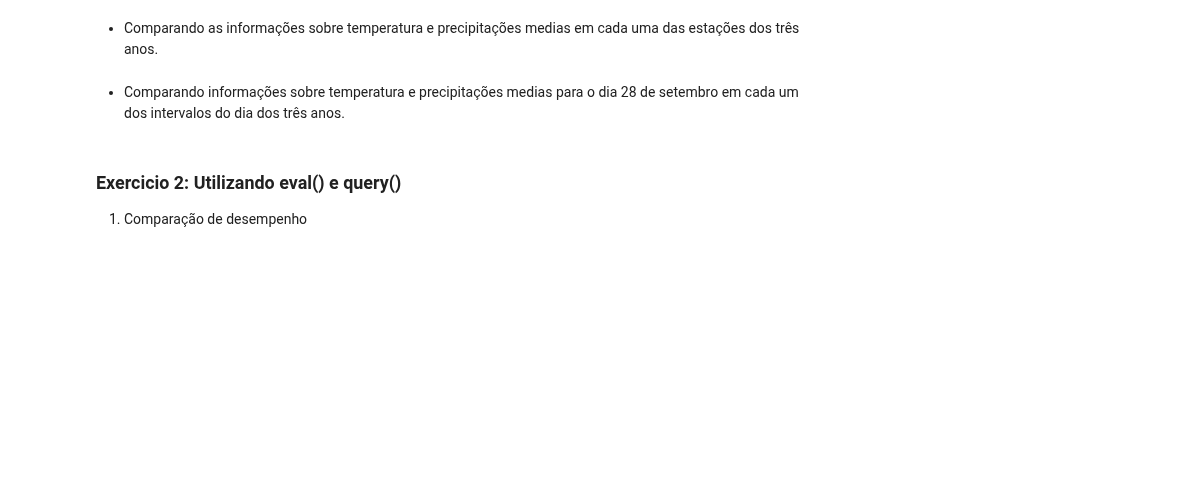
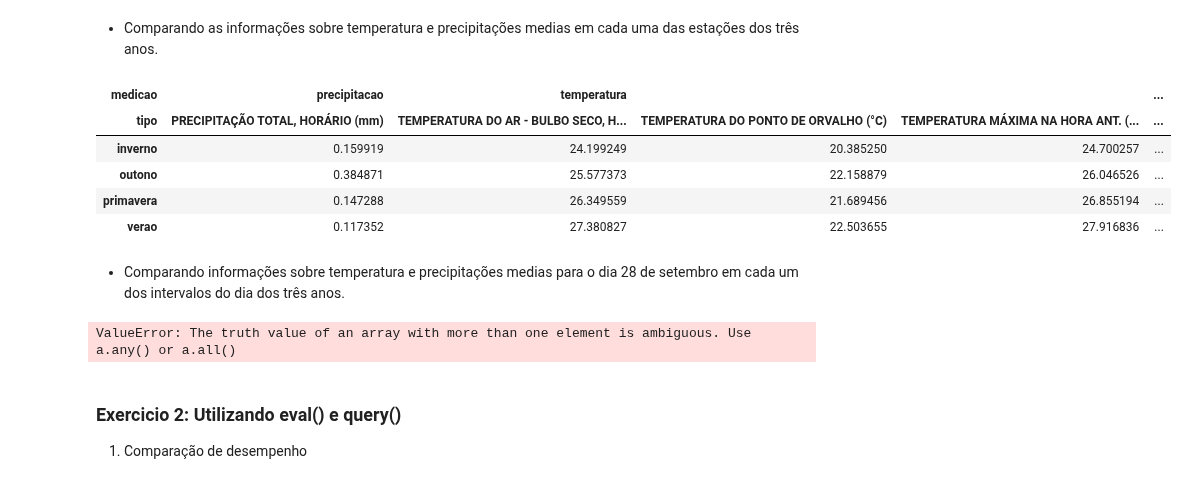
Before and after one commit to everaldina/Trilha_Python, a Jupyter notebook: dev-Everaldina/PI-008.ipynb, the cells around one changed output. Cells and saved outputs as stored; diff of their text form; code cells hidden in the pictures; blank space fills up the shorter version.

Commit message:
att P008 analize por estacoes

```diff
--- a/dev-Everaldina/PI-008.ipynb
+++ b/dev-Everaldina/PI-008.ipynb
@@ -247,8 +246,37 @@ precipitacao_temp_ano
 3 rows × 21 columns
 # %% [markdown]
 - Comparando as informações sobre temperatura e precipitações medias em cada uma das estações dos três anos.
+# %%
+estacoes = {1: "verao", 2: "verao", 3:'verao',
+            4:'outono', 5:'outono', 6:'outono',
+            7:'inverno', 8:'inverno', 9:'inverno',
+            10:'primavera', 11:'primavera', 12:'primavera'}
+
+precipitao_temp_estacao = estacao_ssa[['precipitacao', 'temperatura']].groupby(estacao_ssa.index.month).mean().groupby(estacoes).mean()
+precipitao_temp_estacao
+# %% [output]
+| medicao | precipitacao | temperatura |  |  | ... |
+| tipo | PRECIPITAÇÃO TOTAL, HORÁRIO (mm) | TEMPERATURA DO AR - BULBO SECO, H... | TEMPERATURA DO PONTO DE ORVALHO (°C) | TEMPERATURA MÁXIMA NA HORA ANT. (... | ... |
+| inverno | 0.159919 | 24.199249 | 20.385250 | 24.700257 | ... |
+| outono | 0.384871 | 25.577373 | 22.158879 | 26.046526 | ... |
+| primavera | 0.147288 | 26.349559 | 21.689456 | 26.855194 | ... |
+| verao | 0.117352 | 27.380827 | 22.503655 | 27.916836 | ... |
 # %% [markdown]
 - Comparando informações sobre temperatura e precipitações medias para o dia 28 de setembro  em cada um dos intervalos do dia dos três anos.
+# %%
+# criando diciionario para mapear as horas
+horario = {'00:00': 'madrugada', '01:00': 'madrugada', '02:00': 'madrugada', '03:00': 'madrugada', '04:00': 'madrugada', '05:00': 'madrugada',
+           '06:00': 'manha', '07:00': 'manha', '08:00': 'manha', '09:00': 'manha', '10:00': 'manha', '11:00': 'manha', '12:00': 'manha',
+           '13:00': 'tarde', '14:00': 'tarde', '15:00': 'tarde', '16:00': 'tarde', '17:00': 'tarde', '18:00': 'tarde',
+           '19:00': 'noite', '20:00': 'noite', '21:00': 'noite', '22:00': 'noite', '23:00': 'noite'}
+
+horario = estacao_ssa.index.hour.map(horario)
+
+# pegando os dados de 28 de setembro
+mask_estacao_ssa_28_09 = estacao_ssa.index.day == 28 & estacao_ssa.index.month == 9
+print(mask_estacao_ssa_28_09)
+# %% [output]
+ValueError: The truth value of an array with more than one element is ambiguous. Use a.any() or a.all()
 # %% [markdown]
 ### Exercicio 2: Utilizando eval() e query()
 1. Comparação de desempenho
```
Also changed, not shown: parts of 3 cells of this notebook.
